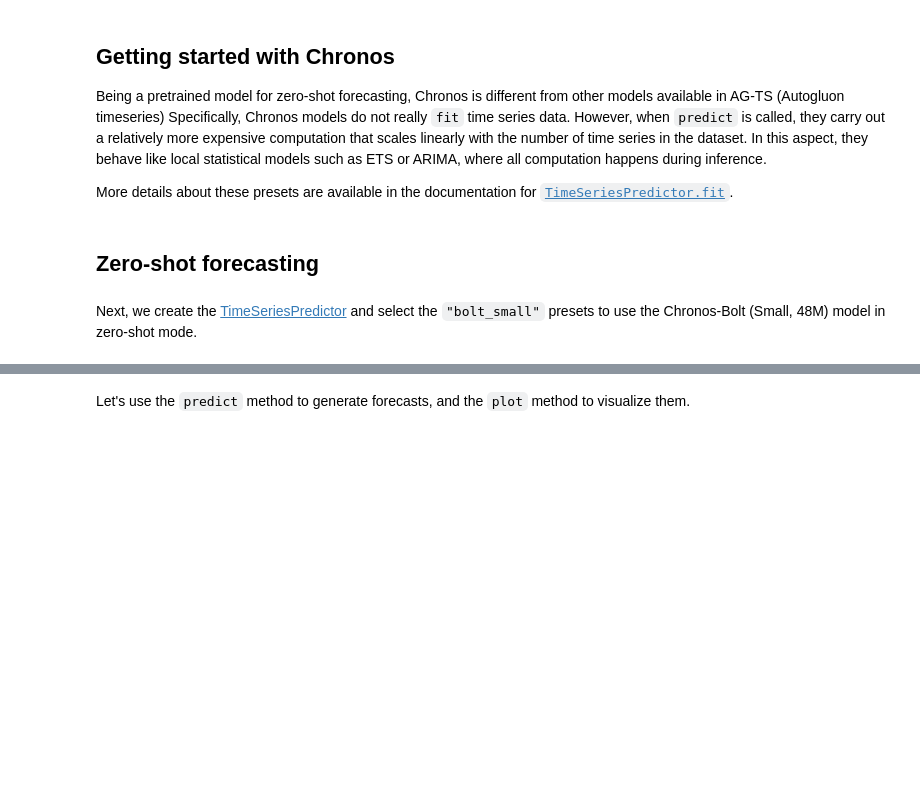
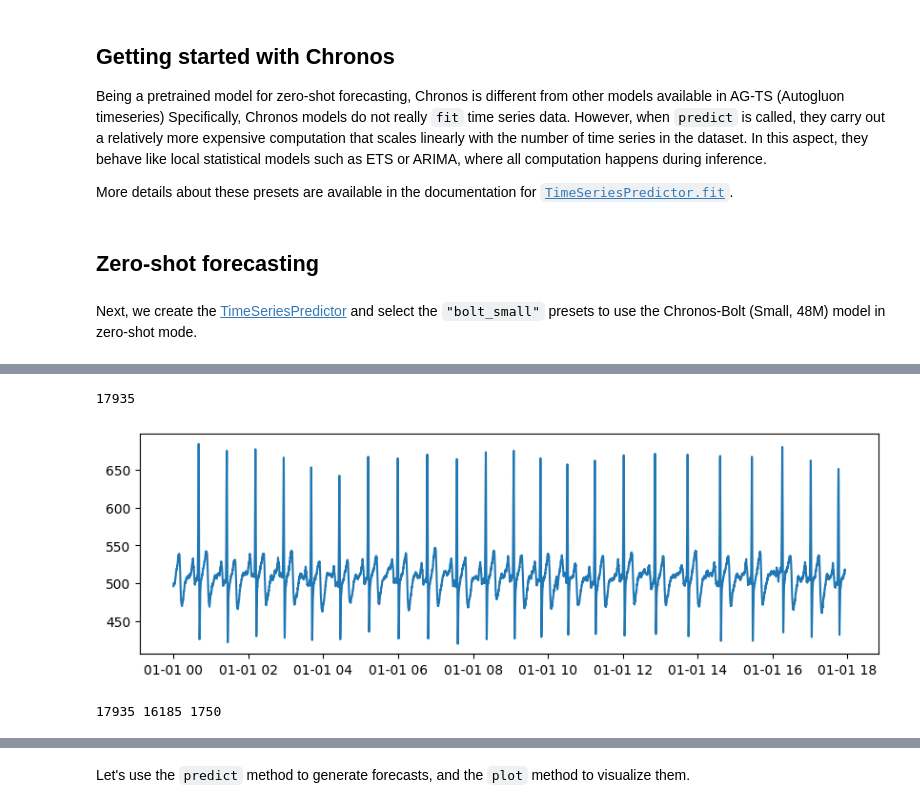
Before and after one commit to TAUforPython/ts-forecasting-ensemble, a Jupyter notebook: timeseries-chronos.ipynb, the cells around one changed output, grey strips where cells are left out. Saved outputs shown, nothing was run; the diff lists cells and outputs as text; code cells hidden in the pictures; blank space fills up the shorter version.

```diff
--- a/timeseries-chronos.ipynb
+++ b/timeseries-chronos.ipynb
@@ -114,0 +110,11 @@ ValueError: Frequency of train_data is not provided and cannot be inferred. Plea
+# %%
+data_ts = data.loc[item_id]
+plt.plot(data_ts)
+len(data_ts)
+# %% [output]
+17935
+[figure, added]
+# %%
+print(len(test_ts), len(train_ts), len(test_ts)-len(train_ts))
+# %% [output]
+17935 16185 1750
```
Also changed, not shown: parts of 21 cells of this notebook.
